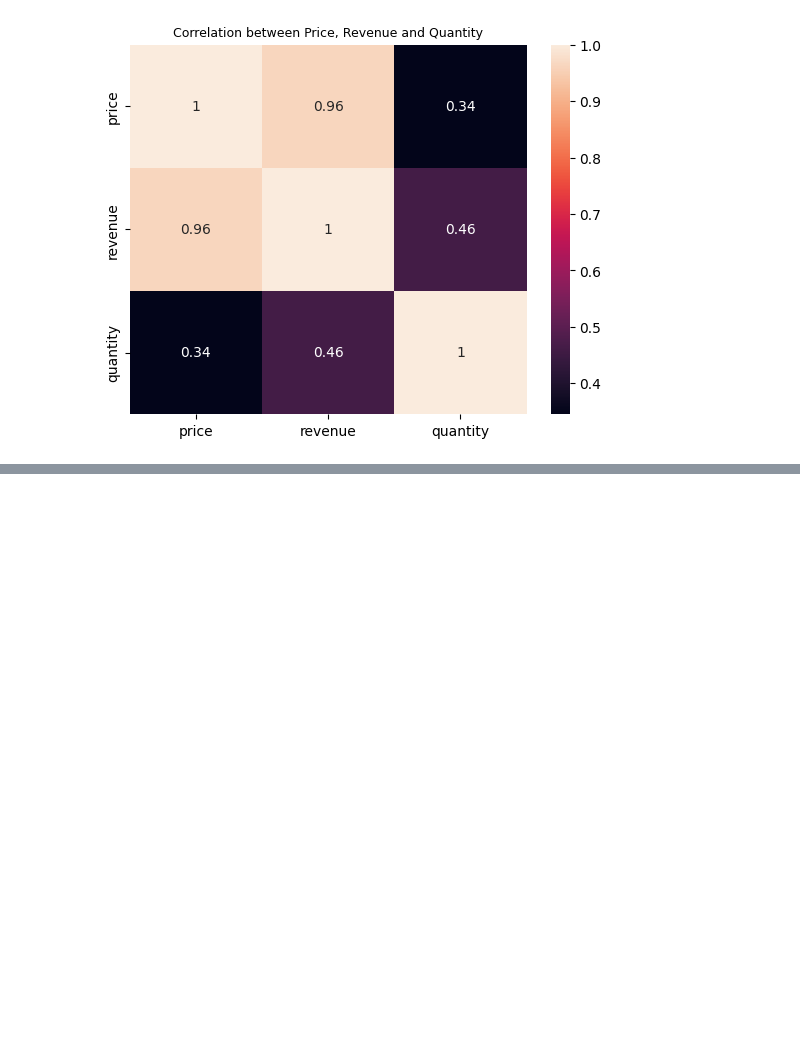
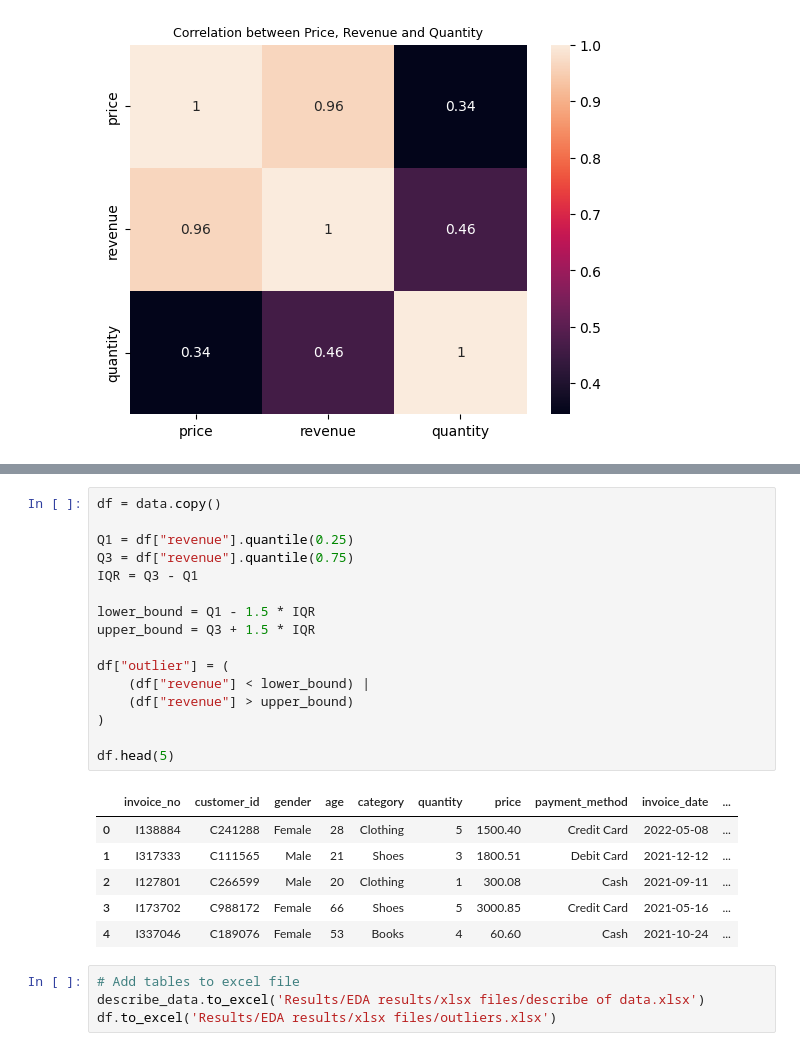
Before and after one commit to MMosayebi/Projects, a Jupyter notebook: Customer-Shopping-Dataset/EDA.ipynb, the cells around one changed output, grey strips where cells are left out. Saved outputs shown, nothing was run; the diff lists cells and outputs as text; blank space fills up the shorter version.

```diff
--- a/Customer-Shopping-Dataset/EDA.ipynb
+++ b/Customer-Shopping-Dataset/EDA.ipynb
@@ -121,0 +128,27 @@ plt.show()
+# %%
+df = data.copy()
+
+Q1 = df["revenue"].quantile(0.25)
+Q3 = df["revenue"].quantile(0.75)
+IQR = Q3 - Q1
+
+lower_bound = Q1 - 1.5 * IQR
+upper_bound = Q3 + 1.5 * IQR
+
+df["outlier"] = (
+    (df["revenue"] < lower_bound) |
+    (df["revenue"] > upper_bound)
+)
+
+df.head(5)
+# %% [output]
+|  | invoice_no | customer_id | gender | age | category | quantity | price | payment_method | invoice_date | ... |
+| 0 | I138884 | C241288 | Female | 28 | Clothing | 5 | 1500.40 | Credit Card | 2022-05-08 | ... |
+| 1 | I317333 | C111565 | Male | 21 | Shoes | 3 | 1800.51 | Debit Card | 2021-12-12 | ... |
+| 2 | I127801 | C266599 | Male | 20 | Clothing | 1 | 300.08 | Cash | 2021-09-11 | ... |
+| 3 | I173702 | C988172 | Female | 66 | Shoes | 5 | 3000.85 | Credit Card | 2021-05-16 | ... |
+| 4 | I337046 | C189076 | Female | 53 | Books | 4 | 60.60 | Cash | 2021-10-24 | ... |
+# %%
+# Add tables to excel file
+describe_data.to_excel('Results/EDA results/xlsx files/describe of data.xlsx')
+df.to_excel('Results/EDA results/xlsx files/outliers.xlsx')
```
Also changed, not shown: parts of 4 cells of this notebook, 8 other files.
